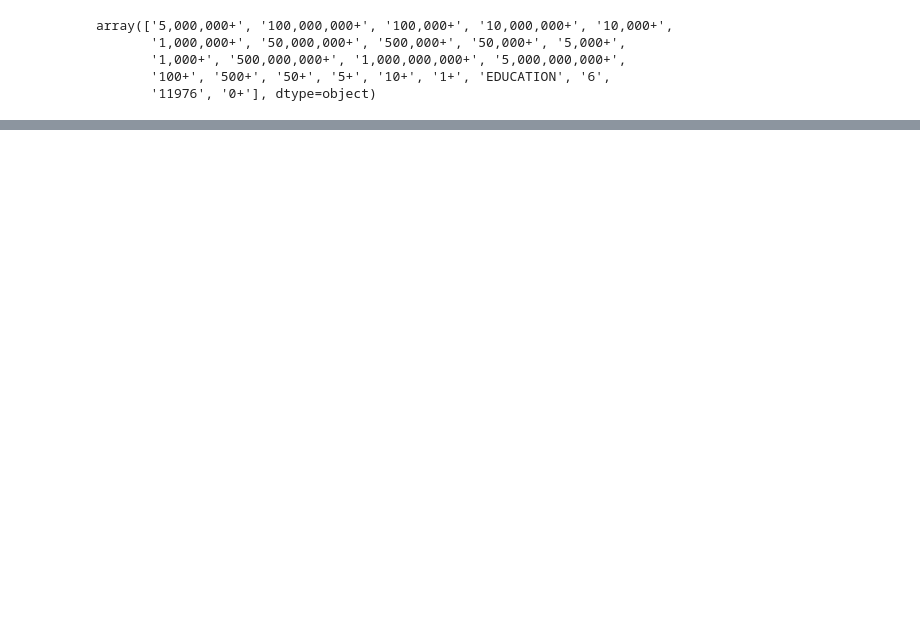
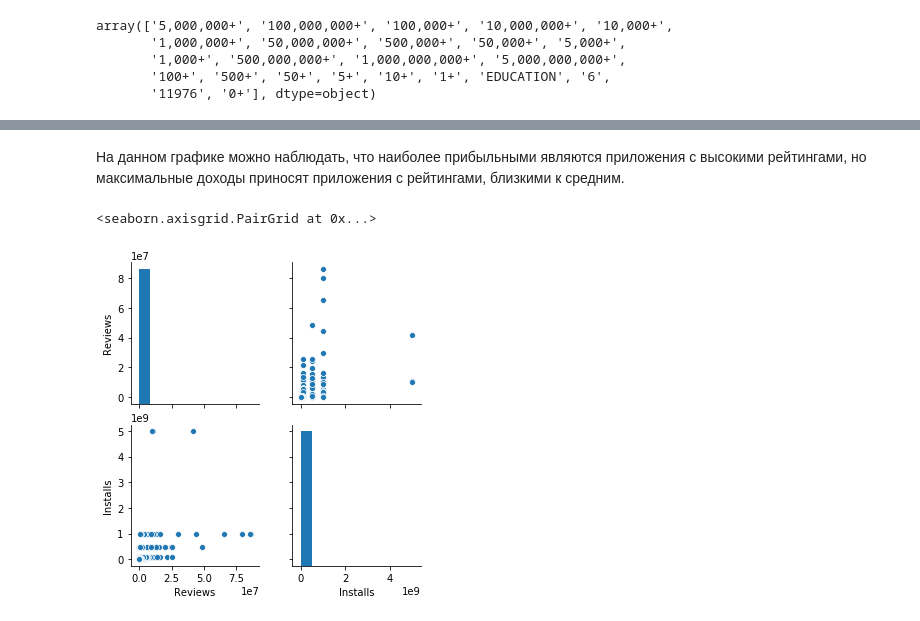
Before and after one commit to Anastasiya-Melnikova/netology_pyda, a Jupyter notebook: 14. Библиотека Matplotlib & Seaborn. Визуализация данных/visualization_data_hw.ipynb, the cells around one changed output, grey strips where cells are left out. Cells and saved outputs as stored; diff of their text form; code cells hidden in the pictures; blank space fills up the shorter version.

```diff
--- a/14. Библиотека Matplotlib & Seaborn. Визуализация данных/visualization_data_hw.ipynb
+++ b/14. Библиотека Matplotlib & Seaborn. Визуализация данных/visualization_data_hw.ipynb
@@ -87,0 +103,9 @@ df_app.head()
+# %% [markdown]
+На данном графике можно наблюдать, что наиболее прибыльными являются приложения с высокими рейтингами, но максимальные доходы приносят приложения с рейтингами, близкими к средним.
+# %%
+# взаимосвязь доходности и популярности
+sns_plot = sns.pairplot(df_app[['Reviews', 'Installs']])
+sns_plot
+# %% [output]
+<seaborn.axisgrid.PairGrid at 0x...>
+[figure, added]
```
Also changed, not shown: parts of 18 cells of this notebook.
